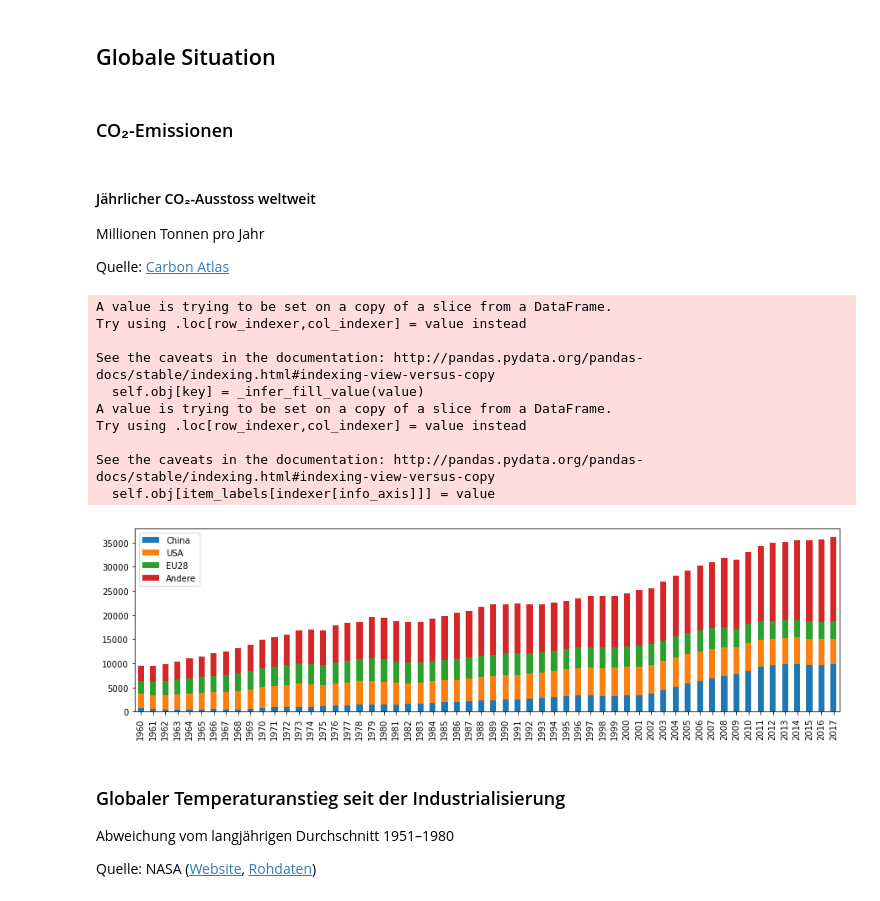
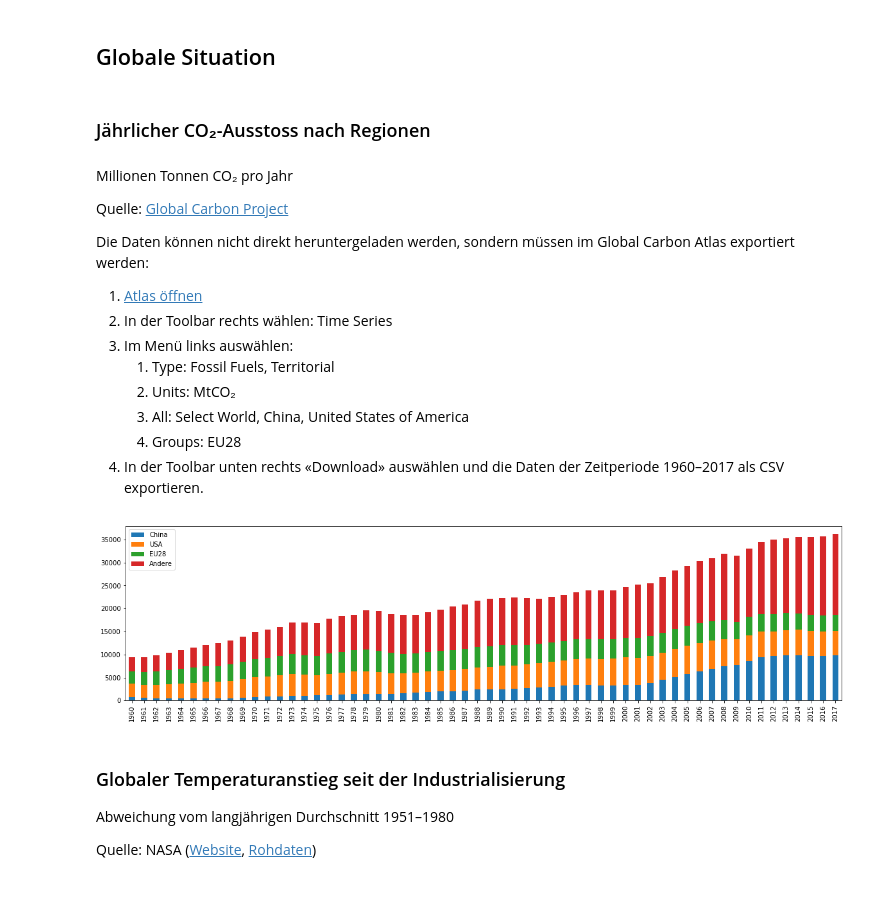
Before and after one commit to republik/dossier-klimawandel, a Jupyter notebook: data/Dossier Klimawandel.ipynb, the cells around one changed output. Saved outputs shown, nothing was run; the diff lists cells and outputs as text; code cells hidden in the pictures.

Commit message:
update data

```diff
--- a/data/Dossier Klimawandel.ipynb
+++ b/data/Dossier Klimawandel.ipynb
@@ -13,8 +2,0 @@ Der Schwerpunkt des Dossiers liegt darin, Klarheit in die Diskussion zu bringen:
-# %%
-import pandas as pd
-import numpy as np
-import matplotlib.pyplot as plt
-import csv
-%matplotlib inline
-plt.rcParams["figure.figsize"] = [15, 4]
-pd.options.display.max_columns = None
@@ -21,29 +5,56 @@ pd.options.display.max_columns = None
+# %%
+import pandas as pd
+import numpy as np
+import matplotlib.pyplot as plt
+import os
+
+%matplotlib inline
+plt.rcParams["figure.figsize"] = [20, 5]
+pd.options.display.max_columns = None
+
+DATASETS = './datasets'
+OUT = './out'
+def dataset(fname):
+    return os.path.join(DATASETS, fname)
+def out(fname):
+    return os.path.join(OUT, fname)
+
+def format_csv(df, skip_index=False):
+    'Reformats data for display in chart'
+    rows = []
+    for index, row in df.iterrows():
+        for key, val in row.iteritems():
+            if skip_index:
+                rows.append([key,val])
+            else:
+                rows.append([index,key,val])
+
+    return rows
 # %% [markdown]
 ## Globale Situation
-# %% [markdown]
-### CO₂-Emissionen
-# %% [markdown]
-#### Jährlicher CO₂-Ausstoss weltweit
-
-Millionen Tonnen pro Jahr
-
-Quelle: [Carbon Atlas](http://www.globalcarbonatlas.org/en/CO2-emissions)
+# %% [markdown]
+### Jährlicher CO₂-Ausstoss nach Regionen
+# %% [markdown]
+Millionen Tonnen CO₂ pro Jahr
+
+Quelle: [Global Carbon Project](https://www.globalcarbonproject.org)
+
+Die Daten können nicht direkt heruntergeladen werden, sondern müssen im Global Carbon Atlas exportiert werden:
+
+ 1. [Atlas öffnen](http://www.globalcarbonatlas.org/en/CO2-emissions)
+ 1. In der Toolbar rechts wählen: Time Series
+ 1. Im Menü links auswählen:
+    1. Type: Fossil Fuels, Territorial
+    1. Units: MtCO₂
+    1. All: Select World, China, United States of America
+    1. Groups: EU28
+ 1. In der Toolbar unten rechts «Download» auswählen und die Daten der Zeitperiode 1960–2017 als CSV exportieren.
 # %%
-emissions = pd.read_csv('./datasets/mtco2_export_20190625_1204.csv', sep=';', skiprows=1, skipfooter=2, engine='python', index_col=0)
-emissions_selected = emissions[['China', 'United States of America', 'EU28']]
+emissions = pd.read_csv(dataset('mtco2_export_20190625_1204.csv'), sep=';', skiprows=1, skipfooter=2, engine='python', index_col=0)
+emissions_selected = emissions[['China', 'United States of America', 'EU28']].copy()
 emissions_selected.loc[:,'Andere'] = emissions['World'] - emissions_selected.sum(axis=1)
-emissions_selected = emissions_selected.rename(columns={'United States of America': 'USA'})
+emissions_selected.rename(columns={'United States of America': 'USA'}, inplace=True)
 emissions_selected.plot(kind='bar', stacked=True);
 # %% [output]
-A value is trying to be set on a copy of a slice from a DataFrame.
-Try using .loc[row_indexer,col_indexer] = value instead
-
-See the caveats in the documentation: http://pandas.pydata.org/pandas-docs/stable/indexing.html#indexing-view-versus-copy
-  self.obj[key] = _infer_fill_value(value)
-A value is trying to be set on a copy of a slice from a DataFrame.
-Try using .loc[row_indexer,col_indexer] = value instead
-
-See the caveats in the documentation: http://pandas.pydata.org/pandas-docs/stable/indexing.html#indexing-view-versus-copy
-  self.obj[item_labels[indexer[info_axis]]] = value
-[figure, old version]
+[figure, new version]
 # %%
```
Also changed, not shown: parts of 17 cells of this notebook, 9 other files.
